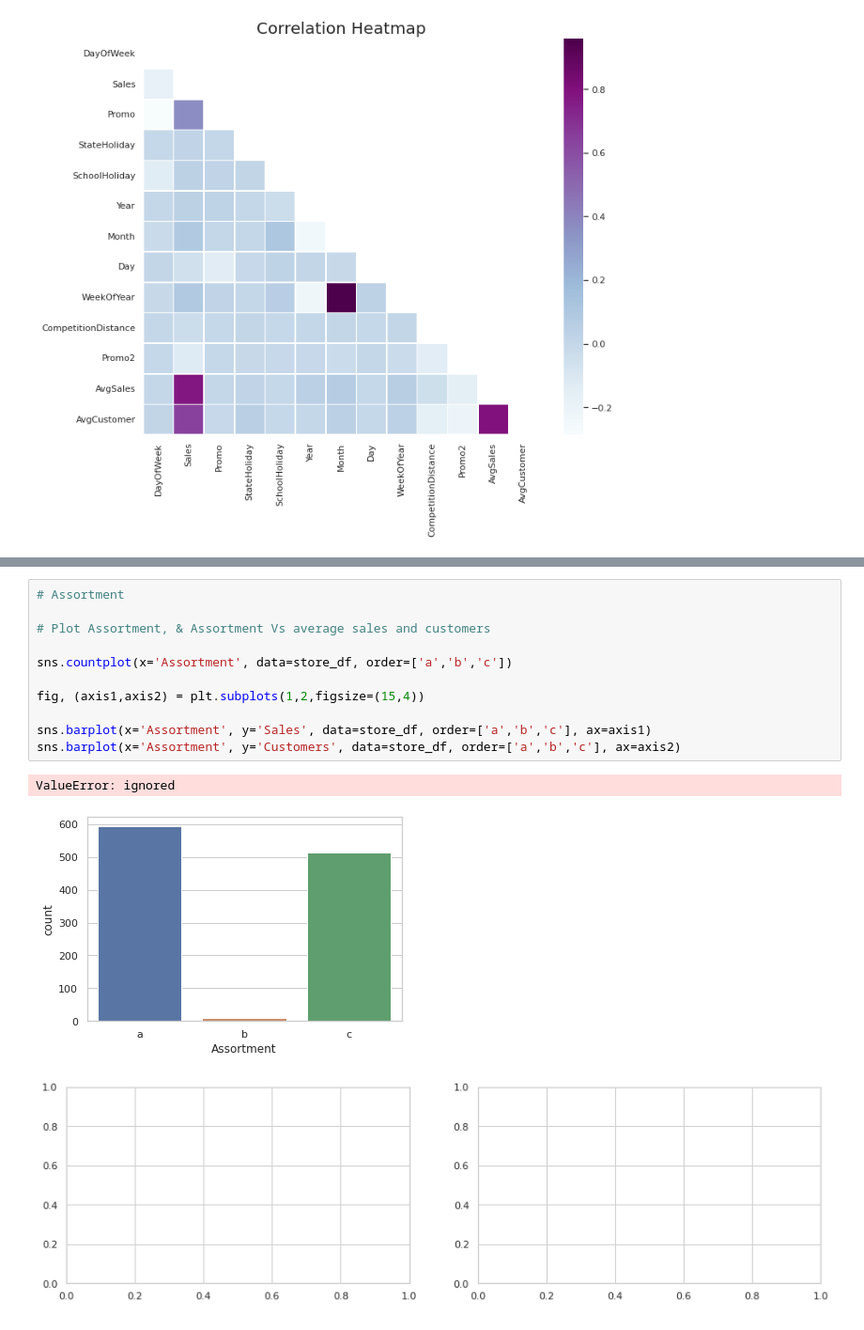
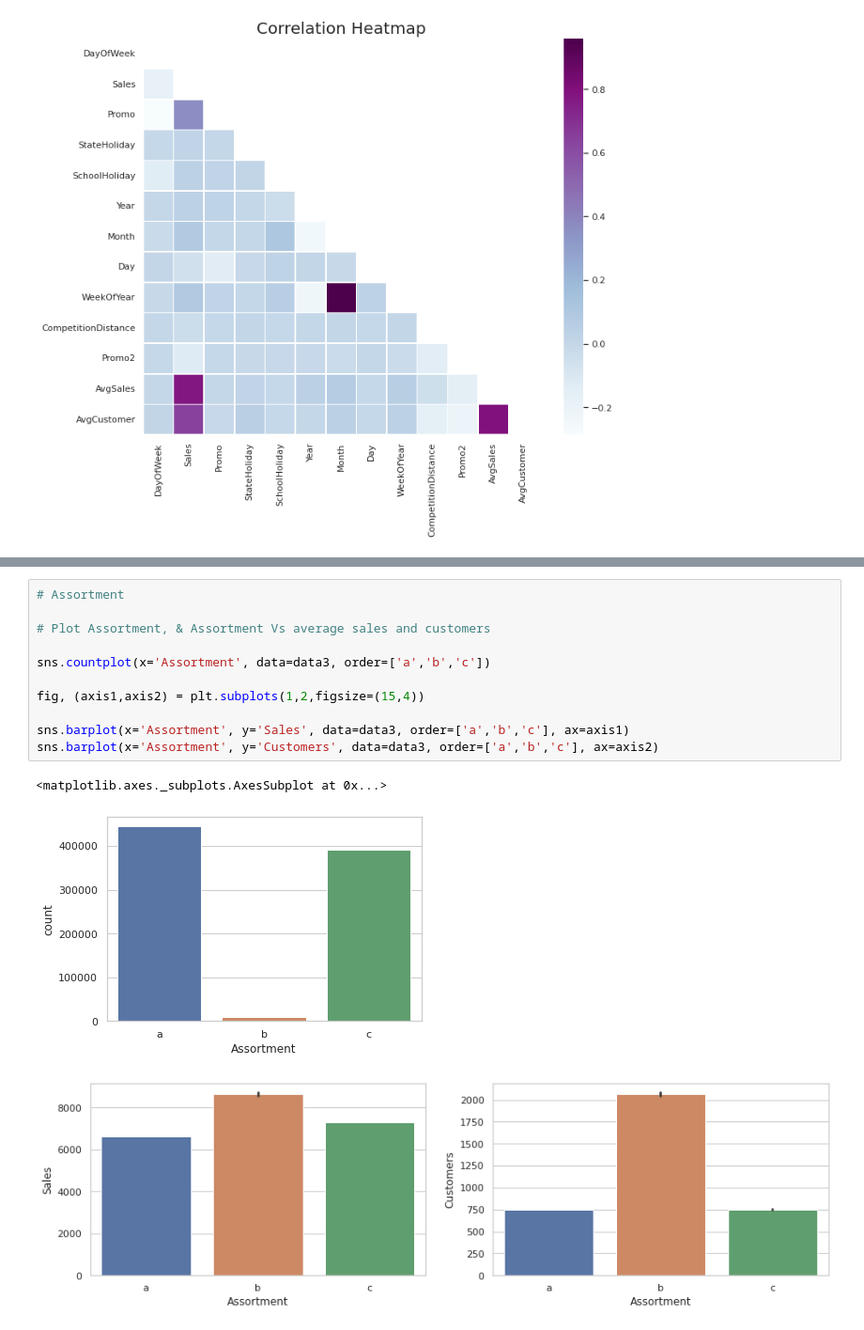
Before and after one commit to Team-AlmaBetter/Retail-Sales-Prediction, a Jupyter notebook: Rossmann_Sales_Prediction_Capstone_Project_ipynb.ipynb, the cells around one changed output, grey strips where cells are left out. Shown at 94% size. Saved outputs shown, nothing was run; the diff lists cells and outputs as text.

```diff
--- a/Rossmann_Sales_Prediction_Capstone_Project_ipynb.ipynb
+++ b/Rossmann_Sales_Prediction_Capstone_Project_ipynb.ipynb
@@ -1010,18 +1003,18 @@ sns.countplot(x='Open',hue='DayOfWeek', data=R_data,palette="husl", ax=axis1)
 # %%
 # Assortment
 
 # Plot Assortment, & Assortment Vs average sales and customers
 
-sns.countplot(x='Assortment', data=store_df, order=['a','b','c'])
+sns.countplot(x='Assortment', data=data3, order=['a','b','c'])
 
 fig, (axis1,axis2) = plt.subplots(1,2,figsize=(15,4))
 
-sns.barplot(x='Assortment', y='Sales', data=store_df, order=['a','b','c'], ax=axis1)
-sns.barplot(x='Assortment', y='Customers', data=store_df, order=['a','b','c'], ax=axis2)
+sns.barplot(x='Assortment', y='Sales', data=data3, order=['a','b','c'], ax=axis1)
+sns.barplot(x='Assortment', y='Customers', data=data3, order=['a','b','c'], ax=axis2)
 # %% [output]
-ValueError: ignored
+<matplotlib.axes._subplots.AxesSubplot at 0x...>
-[figure, old version]
+[figure, new version]
-[figure, old version]
+[figure, new version]
 # %%
 # Promo2
 
```
Also changed, not shown: parts of 6 cells of this notebook.
